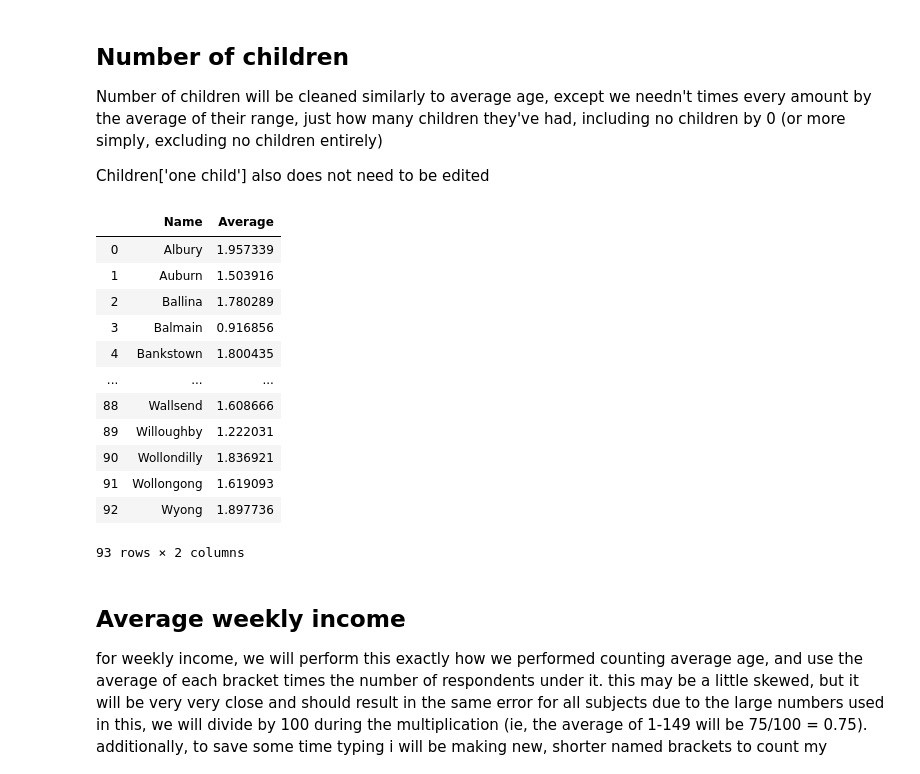
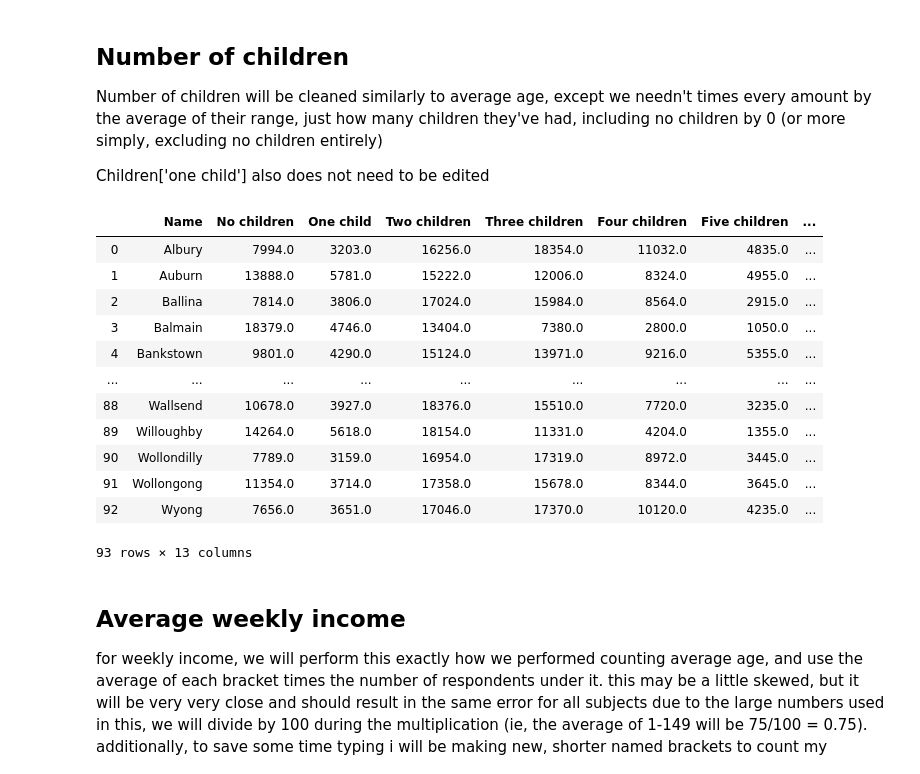
Before and after one commit to garyliu427/data-science-project-2019, a Jupyter notebook: Group Assignment Working notebook.ipynb, the cells around one changed output. Drawn from its saved outputs; the diff is of its cells as text; code cells hidden in the pictures.

```diff
--- a/Group Assignment Working notebook.ipynb
+++ b/Group Assignment Working notebook.ipynb
@@ -154,21 +153,22 @@ Children['Average']=Children['Supertotal']/Children['Total']
 # %%
 Children=Children.drop(['No children','One child','Two children','Three children','Four children','Five children','Six children','Seven children','Eight or more children','Total','Supertotal'],axis=1)
 # %%
-Children.drop([93,94,95], axis=0)
+Children=Children.drop([93,94,95], axis=0)
+Children
 # %% [output]
-|  | Name | Average |
-| 0 | Albury | 1.957339 |
-| 1 | Auburn | 1.503916 |
-| 2 | Ballina | 1.780289 |
-| 3 | Balmain | 0.916856 |
-| 4 | Bankstown | 1.800435 |
-| ... | ... | ... |
-| 88 | Wallsend | 1.608666 |
-| 89 | Willoughby | 1.222031 |
-| 90 | Wollondilly | 1.836921 |
-| 91 | Wollongong | 1.619093 |
-| 92 | Wyong | 1.897736 |
+|  | Name | No children | One child | Two children | Three children | Four children | Five children | ... |
+| 0 | Albury | 7994.0 | 3203.0 | 16256.0 | 18354.0 | 11032.0 | 4835.0 | ... |
+| 1 | Auburn | 13888.0 | 5781.0 | 15222.0 | 12006.0 | 8324.0 | 4955.0 | ... |
+| 2 | Ballina | 7814.0 | 3806.0 | 17024.0 | 15984.0 | 8564.0 | 2915.0 | ... |
+| 3 | Balmain | 18379.0 | 4746.0 | 13404.0 | 7380.0 | 2800.0 | 1050.0 | ... |
+| 4 | Bankstown | 9801.0 | 4290.0 | 15124.0 | 13971.0 | 9216.0 | 5355.0 | ... |
+| ... | ... | ... | ... | ... | ... | ... | ... | ... |
+| 88 | Wallsend | 10678.0 | 3927.0 | 18376.0 | 15510.0 | 7720.0 | 3235.0 | ... |
+| 89 | Willoughby | 14264.0 | 5618.0 | 18154.0 | 11331.0 | 4204.0 | 1355.0 | ... |
+| 90 | Wollondilly | 7789.0 | 3159.0 | 16954.0 | 17319.0 | 8972.0 | 3445.0 | ... |
+| 91 | Wollongong | 11354.0 | 3714.0 | 17358.0 | 15678.0 | 8344.0 | 3645.0 | ... |
+| 92 | Wyong | 7656.0 | 3651.0 | 17046.0 | 17370.0 | 10120.0 | 4235.0 | ... |
-93 rows × 2 columns
+93 rows × 13 columns
 # %%
 Children.to_csv('Clean Data/AverageChildren.csv')
 # %% [markdown]
```
Also changed, not shown: parts of 10 cells of this notebook.
